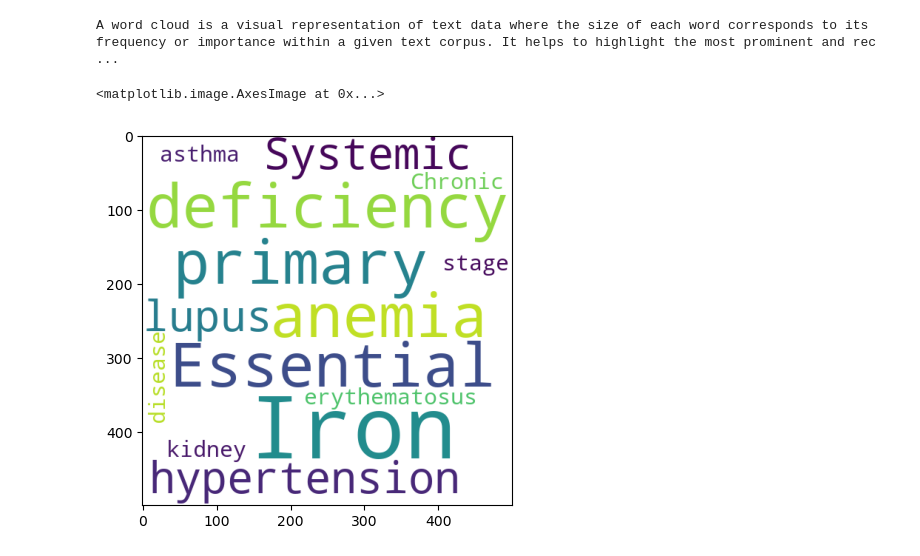
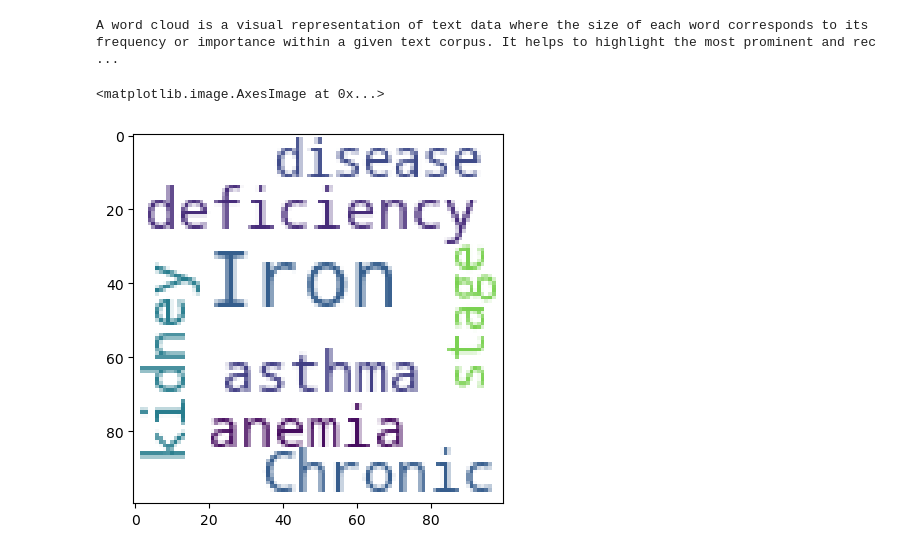
Before and after one commit to JoeEberle/patient_word_cloud, a Jupyter notebook: patient_word_cloud.ipynb, the cells around one changed output. Saved outputs shown, nothing was run; the diff lists cells and outputs as text; code cells hidden in the pictures.

```diff
--- a/patient_word_cloud.ipynb
+++ b/patient_word_cloud.ipynb
@@ -90,17 +104,17 @@ Chronic kidney disease, stage 3
 # %%
 random.seed(42)
 np.random.seed(42)
 wc = WordCloud(
         background_color ='white',
-        stopwords=stopwords,height=500,width=500,
+        stopwords=stopwords,height=100,width=100,
         contour_color='green',contour_width=10
 )
 
 wc.generate(patient_data)
 plt.imshow(wc)
 # %% [output]
 <matplotlib.image.AxesImage at 0x...>
-[figure, old version]
+[figure, new version]
 # %%
 random.seed(42)
 np.random.seed(42)
```
Also changed, not shown: parts of 5 cells of this notebook, 1 other file.
